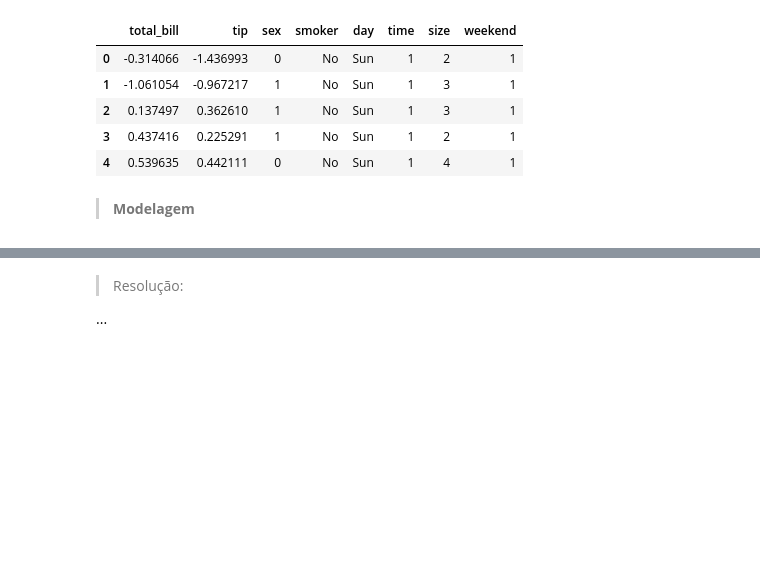
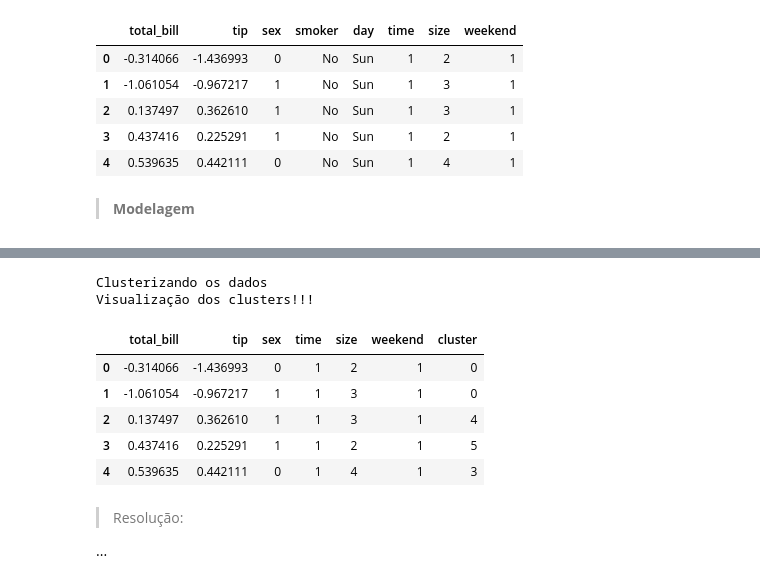
Before and after one commit to DallastaDaniel/ML_especializacao, a Jupyter notebook: Atividade_avaliativa_ML.ipynb, the cells around one changed output, grey strips where cells are left out. Saved outputs shown, nothing was run; the diff lists cells and outputs as text; code cells hidden in the pictures; blank space fills up the shorter version.

```diff
--- a/Atividade_avaliativa_ML.ipynb
+++ b/Atividade_avaliativa_ML.ipynb
@@ -165,3 +224,23 @@ dados.head()
+# %%
+# Clusterizando os dados:
+print("Clusterizando os dados")
+kmeans = KMeans(n_clusters=k) # Instancia o modelo K-means
+kmeans.fit(dados) # Treina o modelo
+clusters = kmeans.labels_ # Recupera os clusters
+dados['cluster'] = clusters # Adiciona a coluna 'cluster' ao dataframe
+
+# Visualização dos clusters:
+print("Visualização dos clusters!!!")
+dados.head() # Exibe as 5 primeiras linhas do dataframe 'dados'
+# %% [output]
+Clusterizando os dados
+Visualização dos clusters!!!
+|  | total_bill | tip | sex | time | size | weekend | cluster |
+| 0 | -0.314066 | -1.436993 | 0 | 1 | 2 | 1 | 0 |
+| 1 | -1.061054 | -0.967217 | 1 | 1 | 3 | 1 | 0 |
+| 2 | 0.137497 | 0.362610 | 1 | 1 | 3 | 1 | 4 |
+| 3 | 0.437416 | 0.225291 | 1 | 1 | 2 | 1 | 5 |
+| 4 | 0.539635 | 0.442111 | 0 | 1 | 4 | 1 | 3 |
 # %%
 # ...
 # %% [markdown]
```
Also changed, not shown: parts of 14 cells of this notebook, 1 other file.
